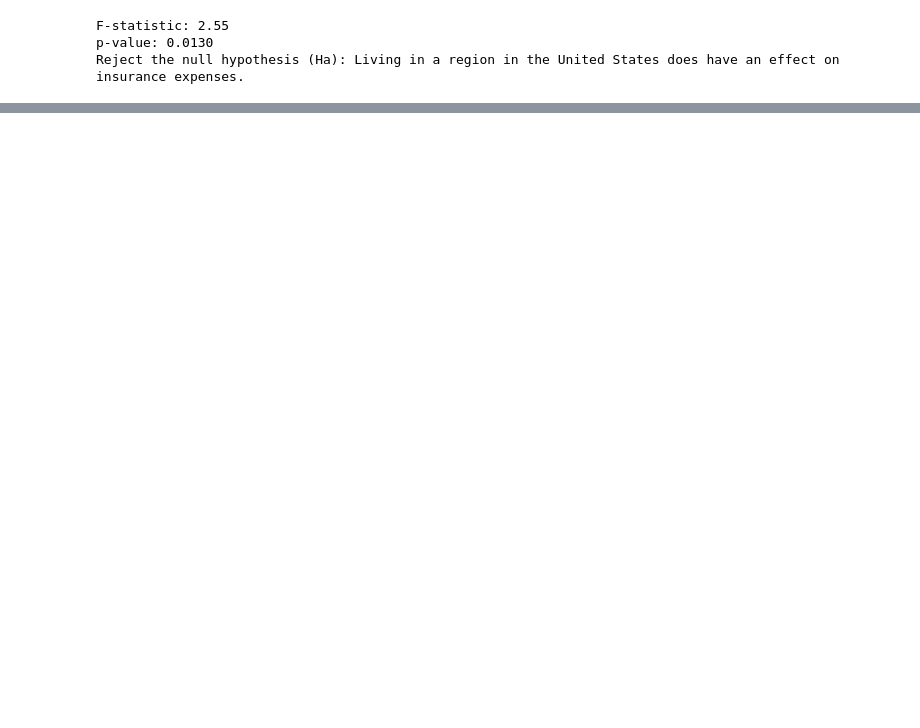
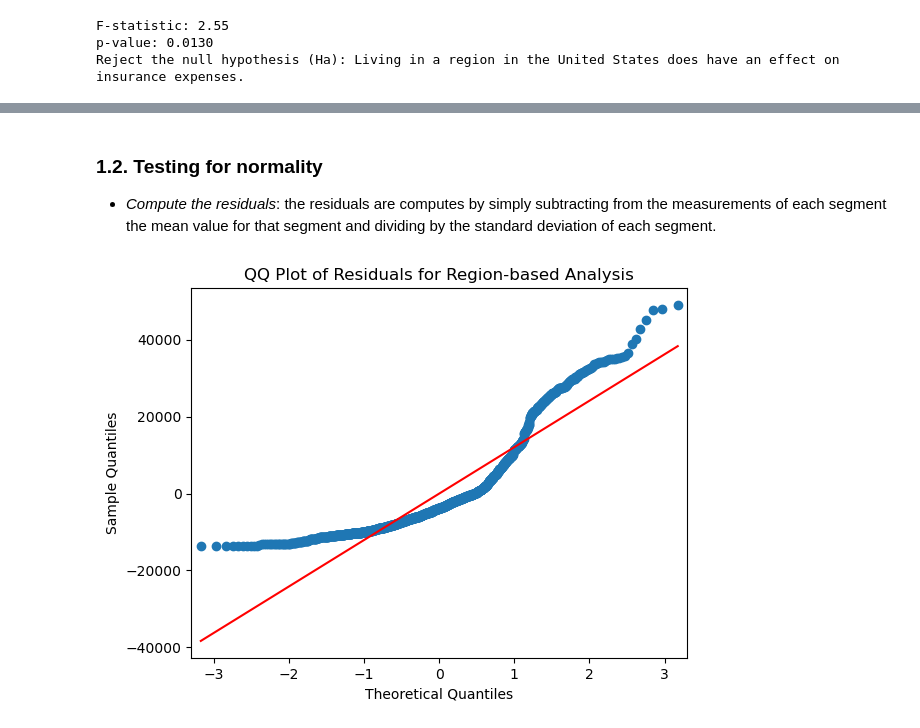
Before and after one commit to MAvdejev/Business-Statistics, a Jupyter notebook: region.ipynb, the cells around one changed output, grey strips where cells are left out. Saved outputs shown, nothing was run; the diff lists cells and outputs as text; code cells hidden in the pictures; blank space fills up the shorter version.

```diff
--- a/region.ipynb
+++ b/region.ipynb
@@ -97,0 +127,24 @@ Reject the null hypothesis (Ha): Living in a region in the United States does ha
+# %% [markdown]
+### 1.2. Testing for normality
+- *Compute the residuals*: the residuals are computes by simply subtracting from the measurements of each segment the mean value for that segment and dividing by the standard deviation of each segment.
+# %%
+import pandas as pd
+import matplotlib.pyplot as plt
+import statsmodels.api as sm
+import numpy as np
+
+# Calculate residuals
+all_residuals = np.concatenate([data - data.mean() for data in region_data])
+
+# Create a QQ plot
+sm.qqplot(all_residuals, line='s')
+
+# Add labels and title
+plt.title('QQ Plot of Residuals for Region-based Analysis')
+plt.xlabel('Theoretical Quantiles')
+plt.ylabel('Sample Quantiles')
+
+# Show the plot
+plt.show()
+# %% [output]
+[figure, added]
```
Also changed, not shown: parts of 17 cells of this notebook, 1 other file.
